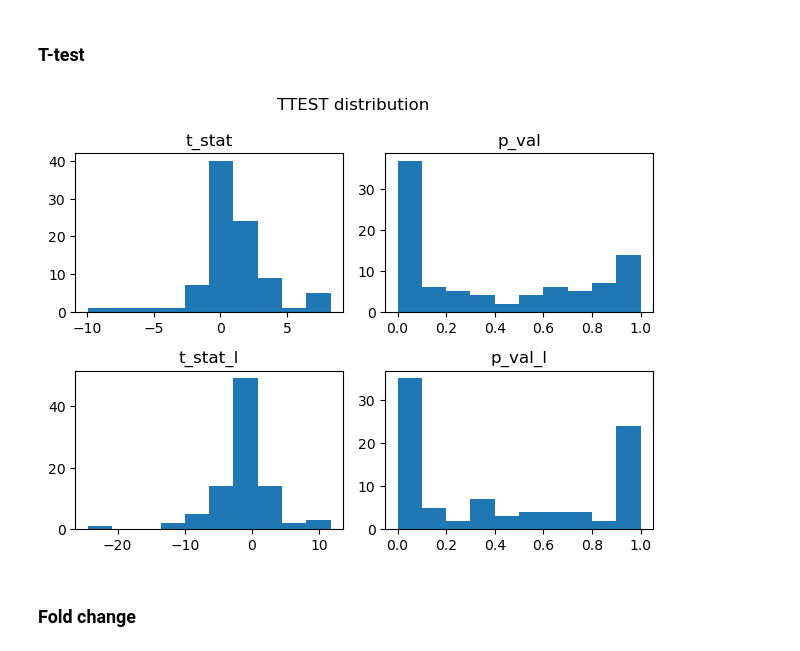
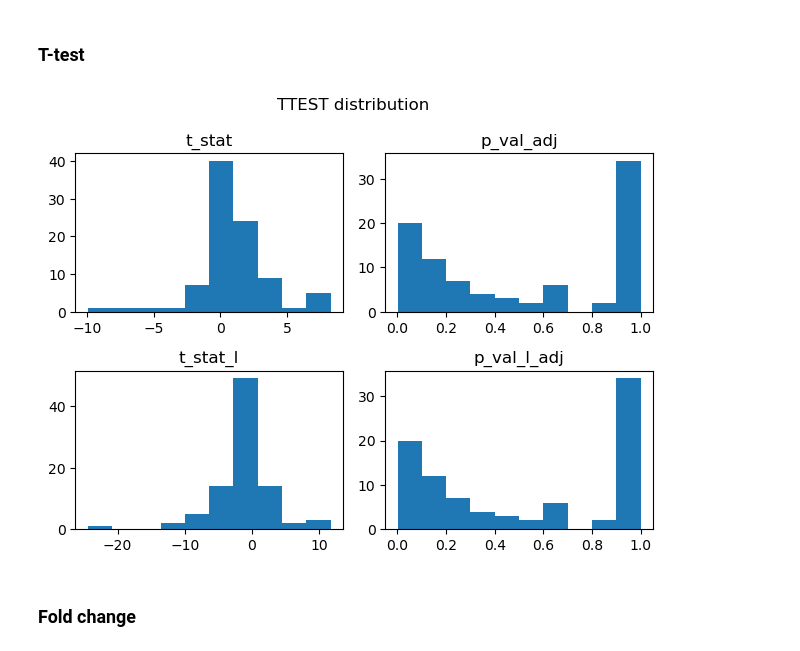
Before and after one commit to janniswi00/sphingo_modelling, a Jupyter notebook: code/analysis.ipynb, the cells around one changed output. Cells and saved outputs as stored; diff of their text form; code cells hidden in the pictures.

```diff
--- a/code/analysis.ipynb
+++ b/code/analysis.ipynb
@@ -88,13 +89,3 @@ df.filter(regex="exp4").filter(regex="rel").to_numpy().sum()
 np.float64(1.0)
 # %% [markdown]
 ## log Transformation
-# %%
-if log_trans == True:
-    rel_cols = [c for c in df.columns if "rel" in c]
-    print(rel_cols)
-
-    for col in rel_cols:
-        df[col] = df[col].replace(0, 0.00001) # replace zero values, because log(0) not possible
-        df[col] = np.log(df[col].values)
-
-df
@@ -115,0 +92,12 @@ df
+# %%
+half_min = np.min([val for val in df.filter(regex=r"^(?!.*compound).*$").values.flatten() if val != 0]) / 2
+
+if log_trans == True:
+    rel_cols = [c for c in df.columns if "rel" in c]
+    print(rel_cols)
+
+    for col in rel_cols:
+        df[col] = df[col].replace(0, half_min) # replace zero values with half minimum value, because log(0) not possible
+        df[col] = np.log(df[col].values)
+
+df
@@ -130,10 +133,11 @@ for g, f in zip(groups, filters):
 ## ttest between 22deg and 37deg
 for control, heat, label in [[r".*_22deg_\d+_rel", r".*_37deg_\d+_rel", ""], [r".*_22deg_\d+_l_rel", r".*_37deg_\d+_l_rel", "_l"]]:
     df[f"t_stat{label}"], df[f"p_val{label}"] = ttest_ind(df.filter(regex=control), df.filter(regex=heat), axis=1)
+    df[f"p_val{label}_adj"] = multipletests(df["p_val"].values, method="fdr_bh")[1] # -> Benjamin-Hochberg correction
 # %%
-plot(2, 2, "TTEST distribution", df, [["t_stat", "p_val"], ["t_stat_l", "p_val_l"]])
+plot(2, 2, "TTEST distribution", df, [["t_stat", "p_val_adj"], ["t_stat_l", "p_val_l_adj"]])
 # %% [output]
-[figure, old version]
+[figure, new version]
 # %% [markdown]
 ### Fold change
 # %%
```
Also changed, not shown: parts of 4 cells of this notebook.
